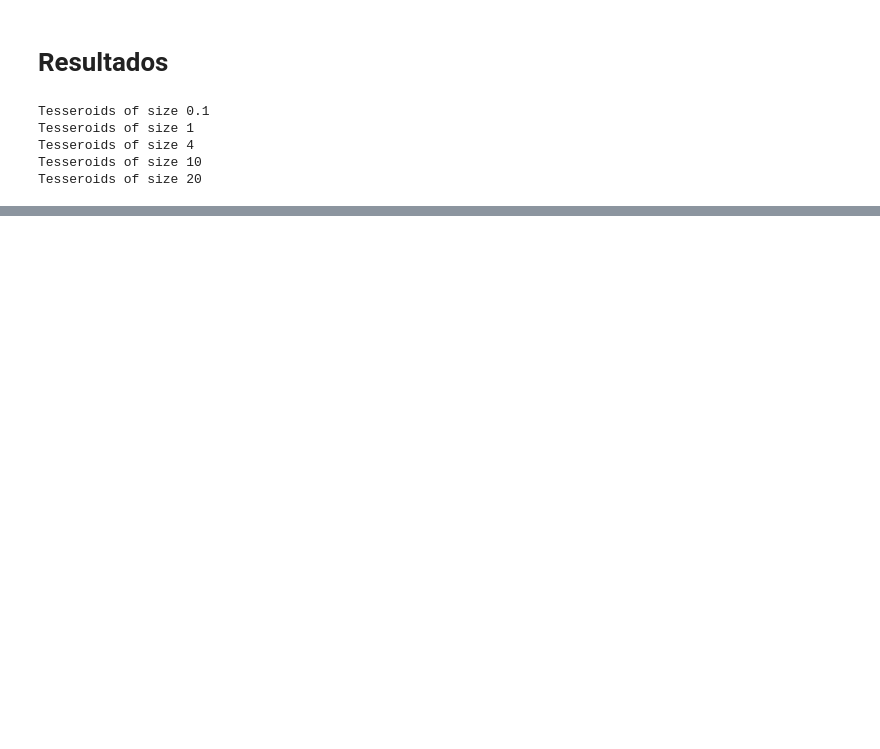
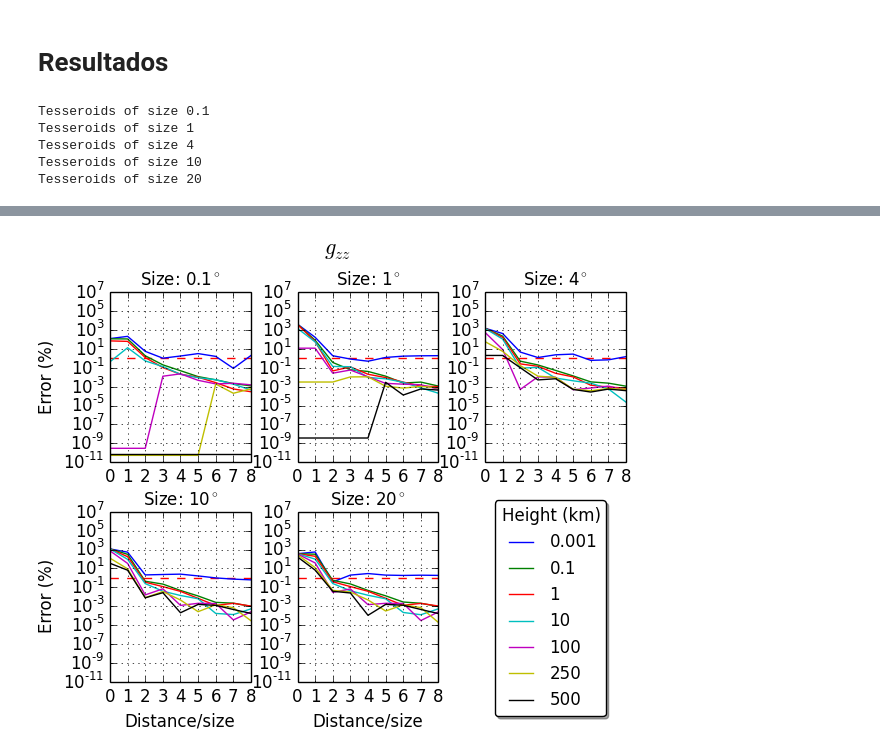
Before and after one commit to leouieda/qualify, a Jupyter notebook: qualificacao.ipynb, the cells around one changed output, grey strips where cells are left out. Cells and saved outputs as stored; diff of their text form; code cells hidden in the pictures; blank space fills up the shorter version.

```diff
--- a/qualificacao.ipynb
+++ b/qualificacao.ipynb
@@ -266,0 +298,4 @@ Image('images/diff-tess-shell-gzz.png')
+# %%
+Image(filename='images/diff-tess-shell-gzz.png')
+# %% [output]
+[figure, added]
```
Also changed, not shown: parts of 13 cells of this notebook.
